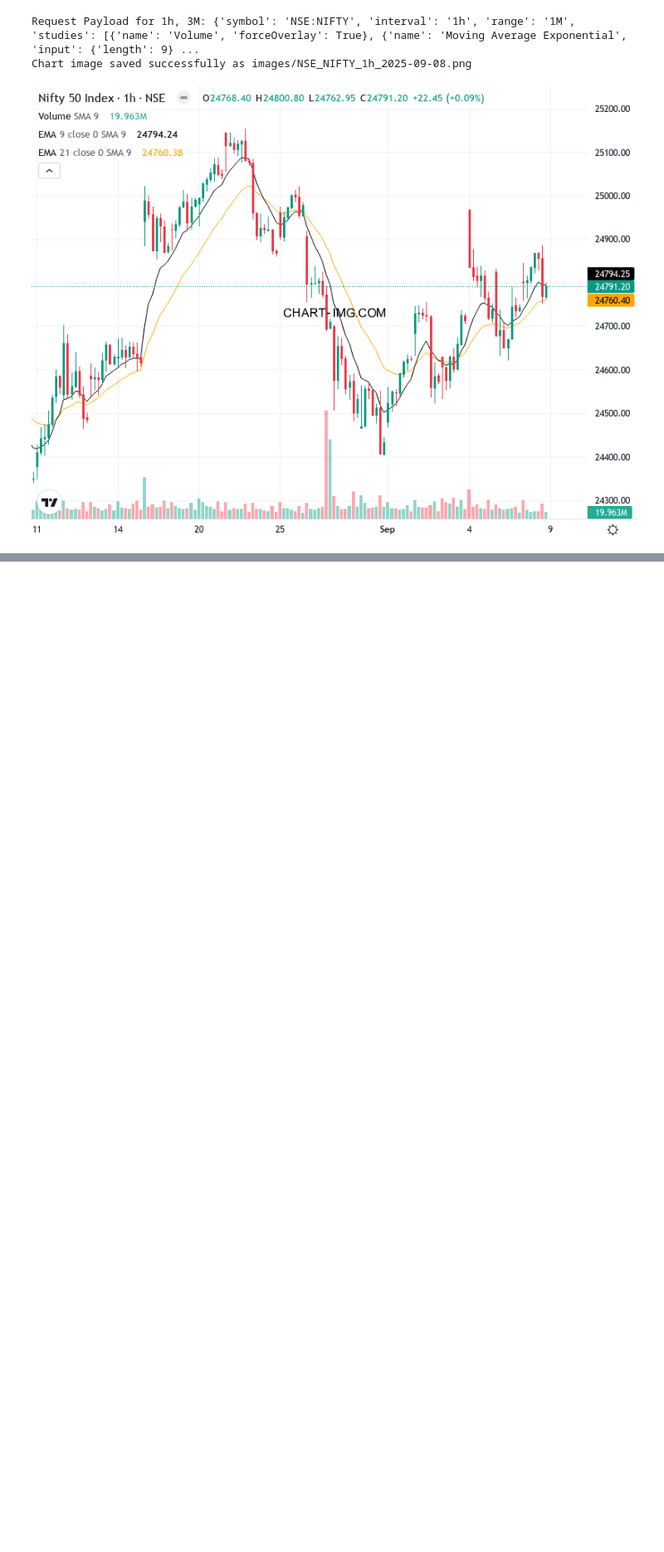
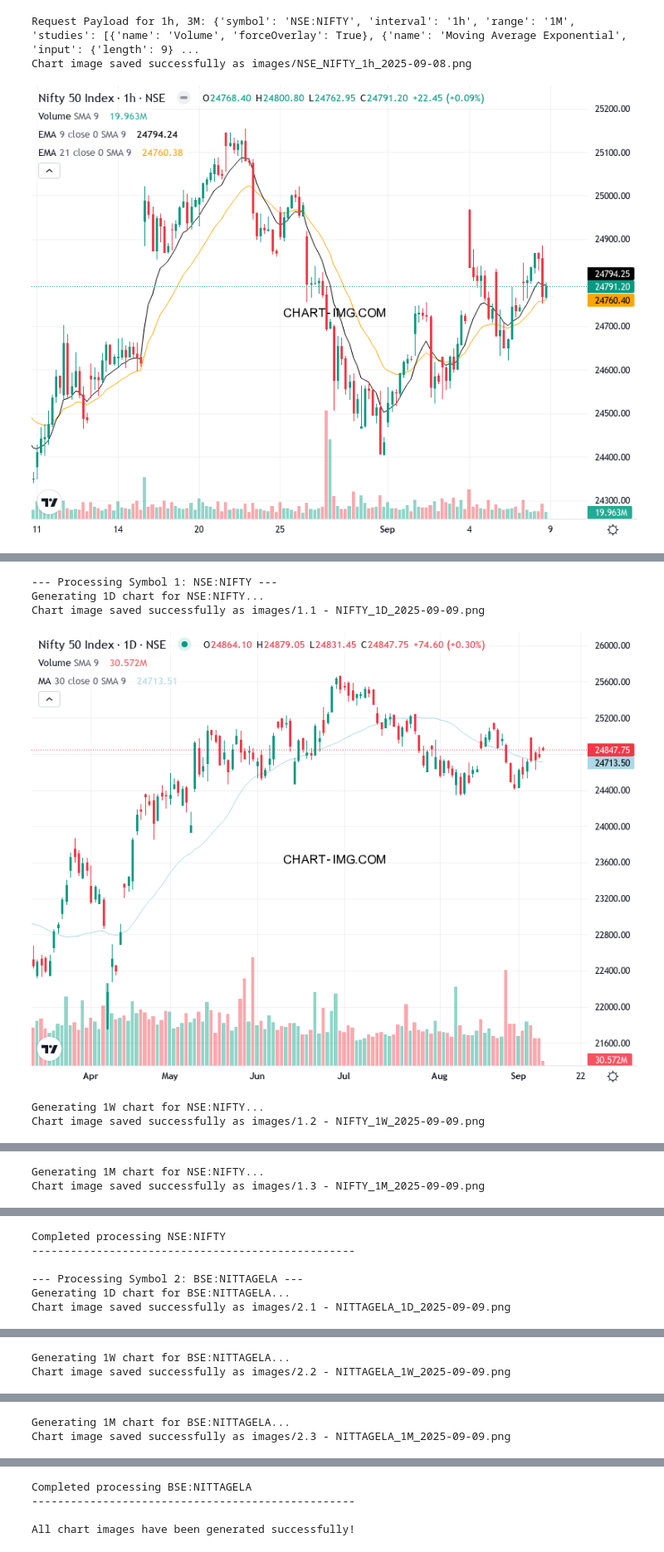
Before and after one commit to spsandy715/monthly_trades_tracking, a Jupyter notebook: Auto_img_generation.ipynb, the cells around one changed output, grey strips where cells are left out. Shown at 83% size. Saved outputs shown, nothing was run; the diff lists cells and outputs as text; code cells hidden in the pictures; blank space fills up the shorter version.

Commit message:
multi stocks image generation

```diff
--- a/Auto_img_generation.ipynb
+++ b/Auto_img_generation.ipynb
@@ -236,0 +589,17 @@ Image added to slide p from URL: https://drive.google.com/uc?export=download&id=
+# %%
+# Example usage
+if __name__ == "__main__":
+    # Define your list of stocks
+    stocks = ['NSE:NIFTY', 'BSE:NITTAGELA']
+
+    # Generate images for all stocks
+    generate_images_batch(stocks)
+
+    print("\nAll chart images have been generated successfully!")
+# %% [output]
+--- Processing Symbol 1: NSE:NIFTY ---
+Generating 1D chart for NSE:NIFTY...
+Chart image saved successfully as images/1.1 - NIFTY_1D_2025-09-09.png
+[figure, added]
+Generating 1W chart for NSE:NIFTY...
+Chart image saved successfully as images/1.2 - NIFTY_1W_2025-09-09.png
@@ -236,0 +607,2 @@ Image added to slide p from URL: https://drive.google.com/uc?export=download&id=
+Generating 1M chart for NSE:NIFTY...
+Chart image saved successfully as images/1.3 - NIFTY_1M_2025-09-09.png
@@ -236,0 +610,6 @@ Image added to slide p from URL: https://drive.google.com/uc?export=download&id=
+Completed processing NSE:NIFTY
+--------------------------------------------------
+
+--- Processing Symbol 2: BSE:NITTAGELA ---
+Generating 1D chart for BSE:NITTAGELA...
+Chart image saved successfully as images/2.1 - NITTAGELA_1D_2025-09-09.png
@@ -236,0 +617,2 @@ Image added to slide p from URL: https://drive.google.com/uc?export=download&id=
+Generating 1W chart for BSE:NITTAGELA...
+Chart image saved successfully as images/2.2 - NITTAGELA_1W_2025-09-09.png
@@ -236,0 +620,2 @@ Image added to slide p from URL: https://drive.google.com/uc?export=download&id=
+Generating 1M chart for BSE:NITTAGELA...
+Chart image saved successfully as images/2.3 - NITTAGELA_1M_2025-09-09.png
@@ -236,0 +623,4 @@ Image added to slide p from URL: https://drive.google.com/uc?export=download&id=
+Completed processing BSE:NITTAGELA
+--------------------------------------------------
+
+All chart images have been generated successfully!
```
Also changed, not shown: parts of 7 cells of this notebook, 7 other files.
